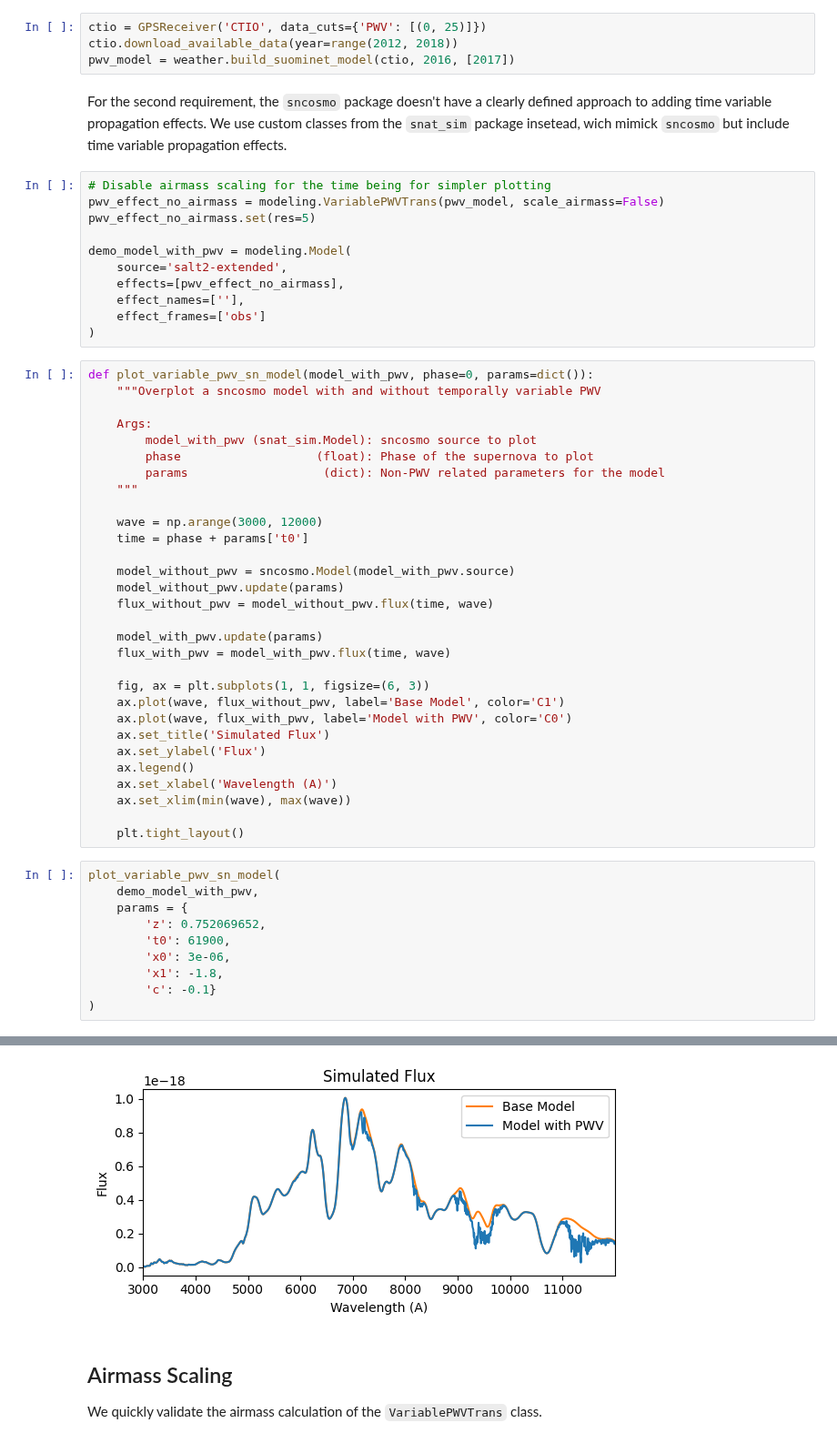
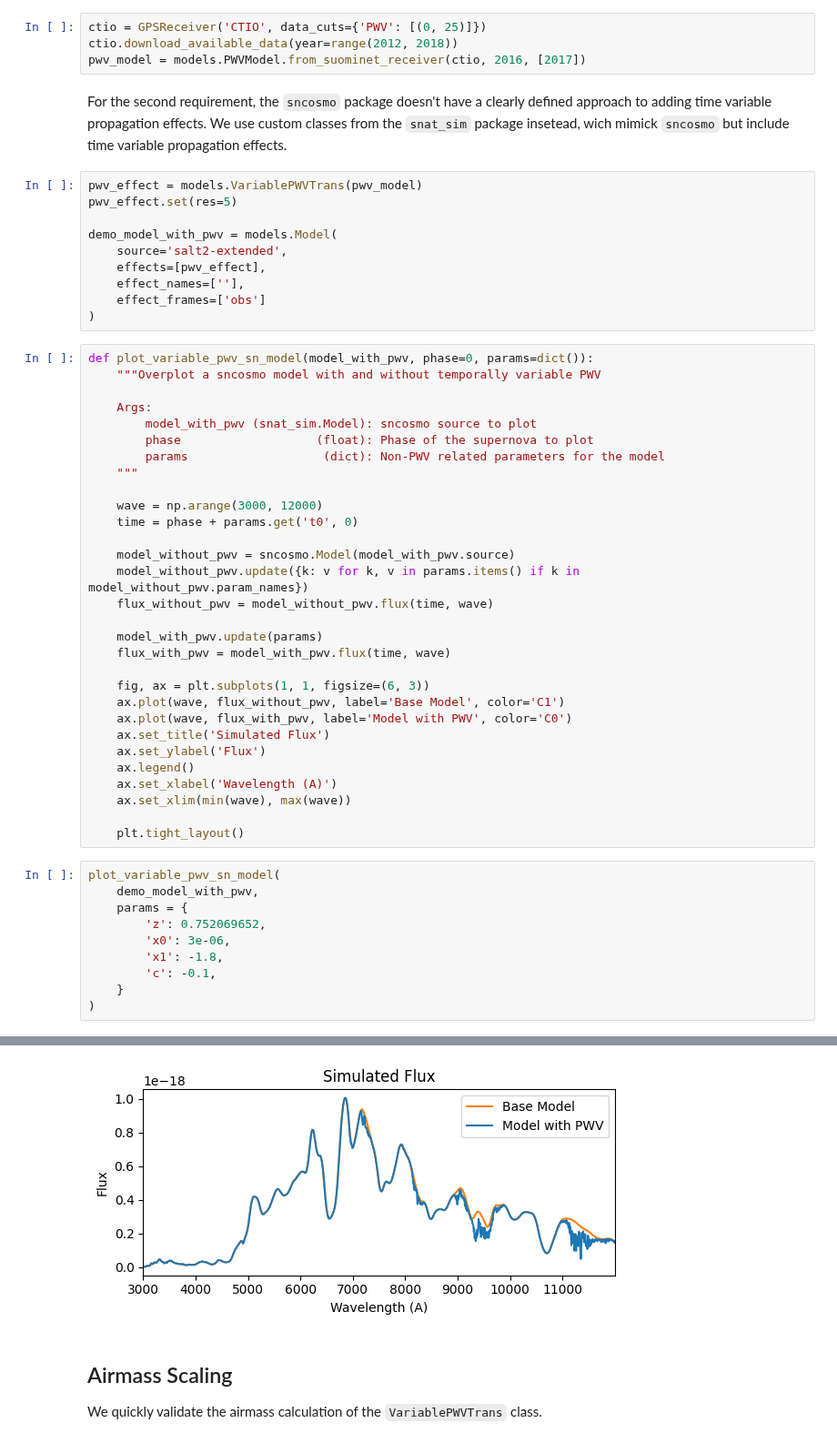
Before and after one commit to LSSTDESC/SN-PWV, a Jupyter notebook: notebooks/simulating_lc_for_cadence.ipynb, the cells around one changed output, grey strips where cells are left out. Shown at 91% size. Drawn from its saved outputs; the diff is of its cells as text.

```diff
--- a/notebooks/simulating_lc_for_cadence.ipynb
+++ b/notebooks/simulating_lc_for_cadence.ipynb
@@ -145,17 +125,16 @@ To simulate light-curves with PWV effects, we need 1) a model for the PWV over t
 # %%
 ctio = GPSReceiver('CTIO', data_cuts={'PWV': [(0, 25)]})
 ctio.download_available_data(year=range(2012, 2018))
-pwv_model = weather.build_suominet_model(ctio, 2016, [2017])
+pwv_model = models.PWVModel.from_suominet_receiver(ctio, 2016, [2017])
 # %% [markdown]
 For the second requirement, the `sncosmo` package doesn't have a clearly defined approach to adding time variable propagation effects. We use custom classes from the `snat_sim` package insetead, wich mimick `sncosmo` but include time variable propagation effects.
 # %%
-# Disable airmass scaling for the time being for simpler plotting
-pwv_effect_no_airmass = modeling.VariablePWVTrans(pwv_model, scale_airmass=False)
-pwv_effect_no_airmass.set(res=5)
+pwv_effect = models.VariablePWVTrans(pwv_model)
+pwv_effect.set(res=5)
 
-demo_model_with_pwv = modeling.Model(
+demo_model_with_pwv = models.Model(
     source='salt2-extended',
-    effects=[pwv_effect_no_airmass],
+    effects=[pwv_effect],
     effect_names=[''],
     effect_frames=['obs']
 )
@@ -170,10 +149,10 @@ def plot_variable_pwv_sn_model(model_with_pwv, phase=0, params=dict()):
     """
 
     wave = np.arange(3000, 12000)
-    time = phase + params['t0']
+    time = phase + params.get('t0', 0)
 
     model_without_pwv = sncosmo.Model(model_with_pwv.source)
-    model_without_pwv.update(params)
+    model_without_pwv.update({k: v for k, v in params.items() if k in model_without_pwv.param_names})
     flux_without_pwv = model_without_pwv.flux(time, wave)
 
     model_with_pwv.update(params)
@@ -194,9 +173,9 @@ plot_variable_pwv_sn_model(
     demo_model_with_pwv,
     params = {
         'z': 0.752069652,
-        't0': 61900,
         'x0': 3e-06,
         'x1': -1.8,
-        'c': -0.1}
+        'c': -0.1,
+    }
 )
 # %% [output]
@@ -203,4 +187,4 @@ plot_variable_pwv_sn_model(
-[figure, old version]
+[figure, new version]
 # %% [markdown]
 ## Airmass Scaling
 
```
Also changed, not shown: parts of 7 cells of this notebook, 37 other files.
